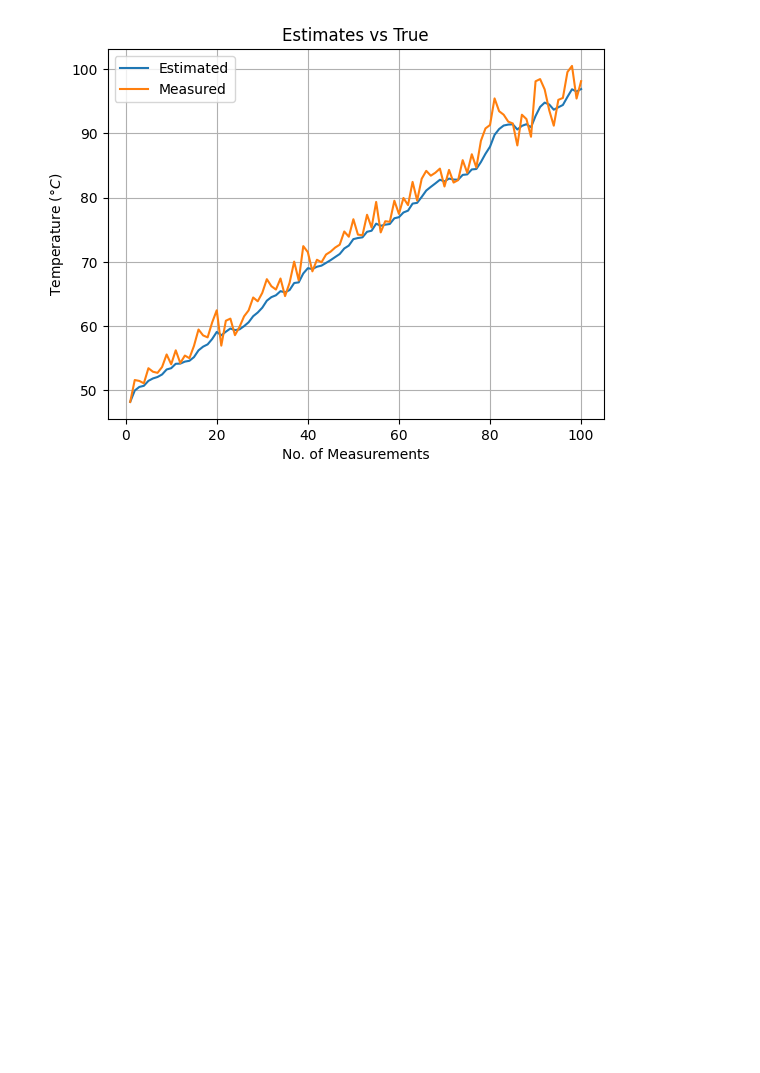
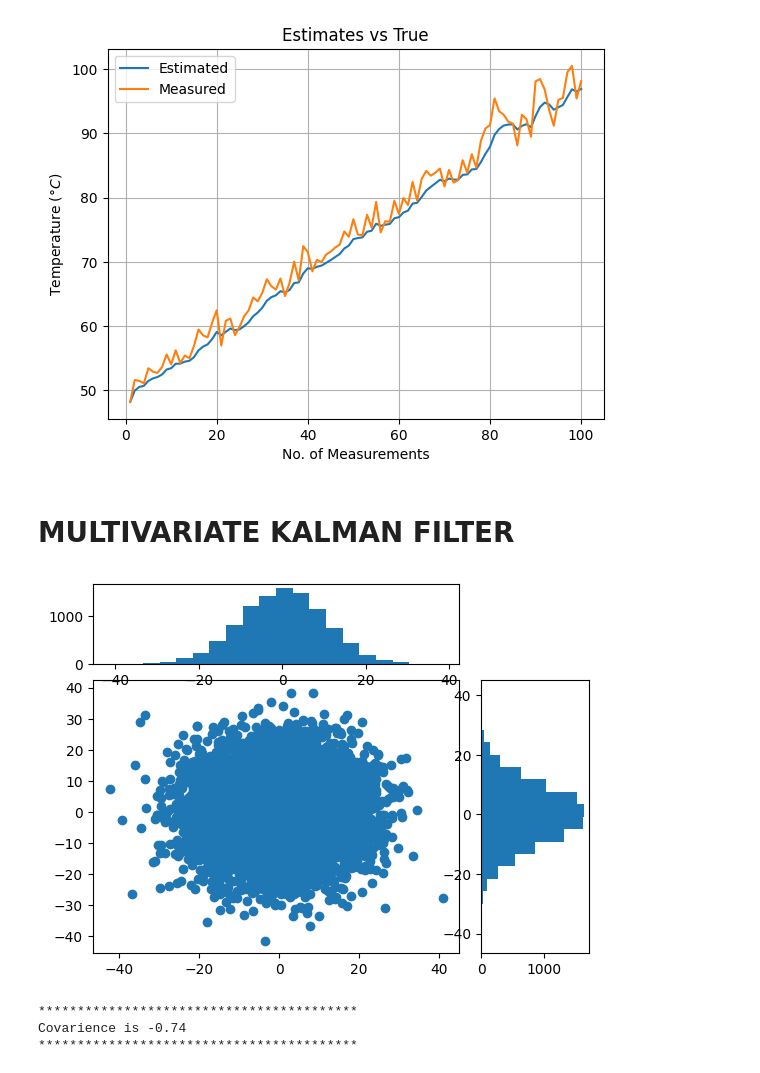
Before and after one commit to aravindchakravarti/Kalman_Filter, a Jupyter notebook: Kalman_Filter.ipynb, the cells around one changed output. Cells and saved outputs as stored; diff of their text form; code cells hidden in the pictures; blank space fills up the shorter version.

Commit message:
Adding multivariate Kalman_Filter

```diff
--- a/Kalman_Filter.ipynb
+++ b/Kalman_Filter.ipynb
@@ -702,3 +705,44 @@ plt.grid()
 # %% [output]
 [figure]
 [figure]
+# %% [markdown]
+# MULTIVARIATE KALMAN FILTER
+# %%
+#X = np.array([2, 3, -1, 4])
+#Y = np.array([8, 7, 9 , 6])
+
+#Generate two random number series which are not related to each other
+X = np.random.normal(0,10,10000)
+Y = np.random.normal(0,10,10000)
+
+# Plot the datapoints to visualize
+fig = plt.figure()
+gs = GridSpec(4, 4)
+ax_scatter = fig.add_subplot(gs[1:4, 0:3])
+ax_hist_y = fig.add_subplot(gs[0,0:3])
+ax_hist_x = fig.add_subplot(gs[1:4, 3])
+
+ax_scatter.scatter(X, Y)
+ax_hist_x.hist(X, orientation = 'horizontal', bins=20)
+ax_hist_y.hist(Y, bins=20)
+plt.show()
+
+# Calculate the co-variance matrix
+mean_of_X = np.mean(X)
+mean_of_Y = np.mean(Y)
+
+sum_of_product = 0
+
+for i in range (X.shape[0]):
+    sum_of_product = sum_of_product+ ((X[i]-mean_of_X)*(Y[i]-mean_of_Y))
+
+covarience = sum_of_product/(X.shape[0]-1)
+
+print("*****************************************")
+print("Covarience is {0:.2f}".format(covarience))
+print("*****************************************")
+# %% [output]
+[figure, added]
+*****************************************
+Covarience is -0.74
+*****************************************
```
Also changed, not shown: parts of 1 cell of this notebook.
